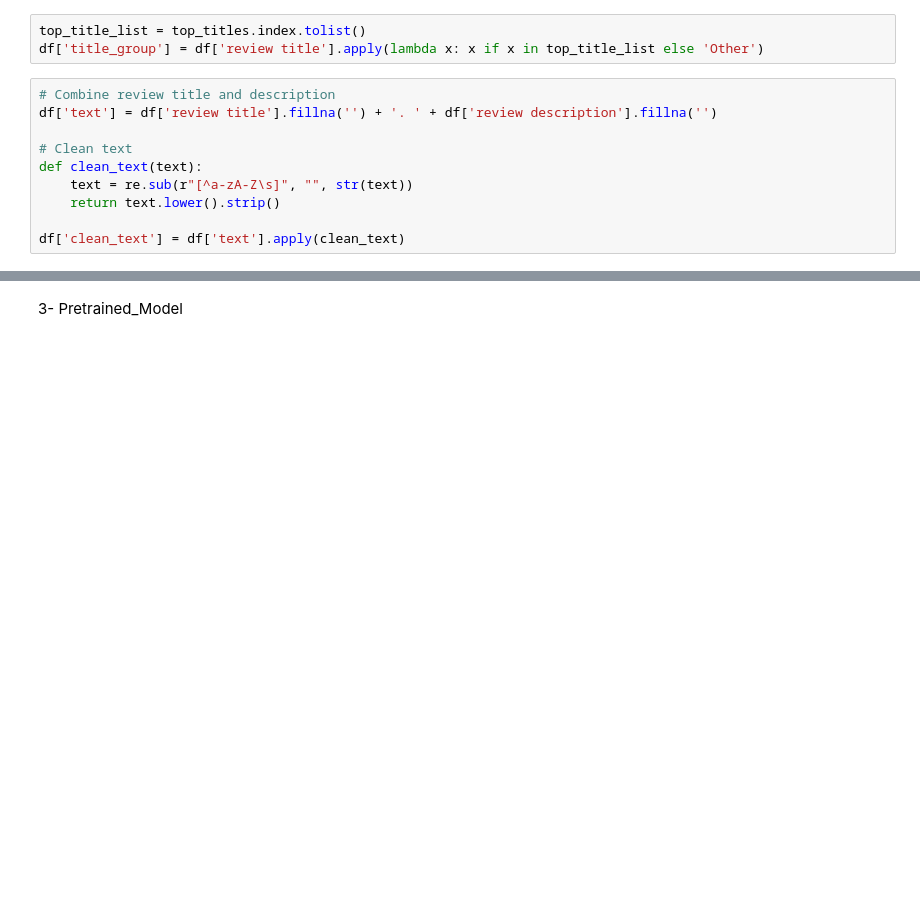
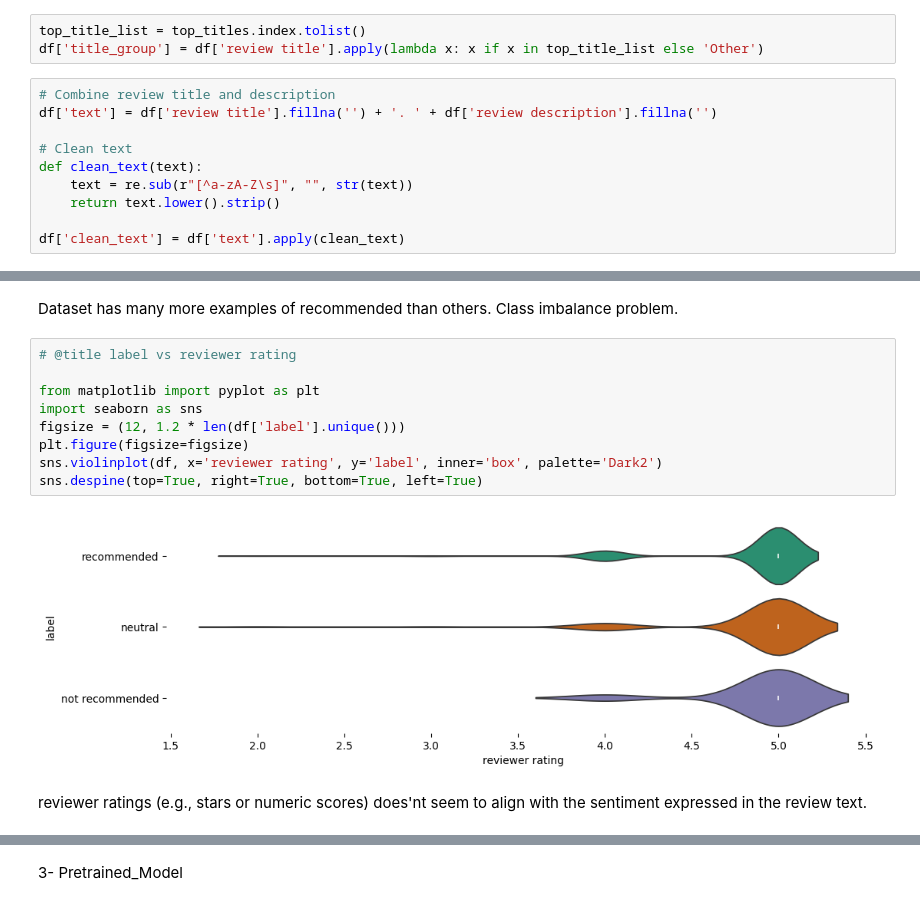
Before and after one commit to Erum-hub/LHL_LLM, a Jupyter notebook: notebooks/1-preprocessing.ipynb, the cells around one changed output, grey strips where cells are left out. Saved outputs shown, nothing was run; the diff lists cells and outputs as text; blank space fills up the shorter version.

```diff
--- a/notebooks/1-preprocessing.ipynb
+++ b/notebooks/1-preprocessing.ipynb
@@ -117,0 +151,15 @@ df['clean_text_nostop'] = df['clean_text'].apply(remove_stopwords)
+# %% [markdown]
+Dataset has many more examples of recommended than others. Class imbalance problem.
+# %%
+# @title label vs reviewer rating
+
+from matplotlib import pyplot as plt
+import seaborn as sns
+figsize = (12, 1.2 * len(df['label'].unique()))
+plt.figure(figsize=figsize)
+sns.violinplot(df, x='reviewer rating', y='label', inner='box', palette='Dark2')
+sns.despine(top=True, right=True, bottom=True, left=True)
+# %% [output]
+[figure, added]
+# %% [markdown]
+reviewer ratings (e.g., stars or numeric scores) does'nt  seem to align with the sentiment expressed in the review text.
```
Also changed, not shown: parts of 30 cells of this notebook.
